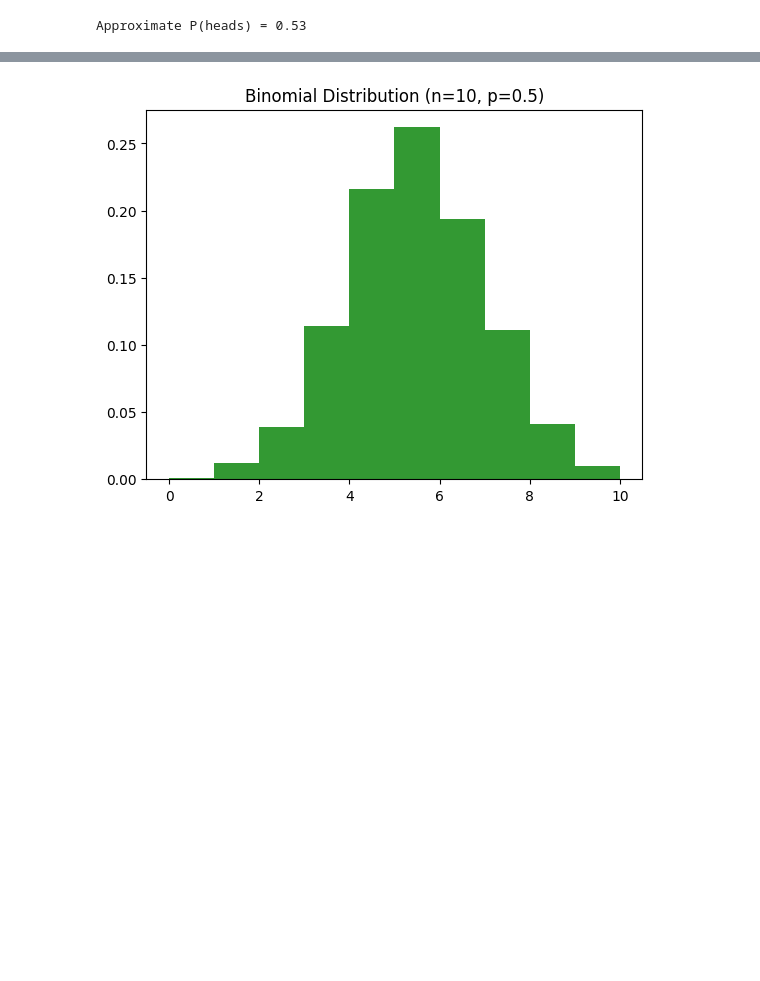
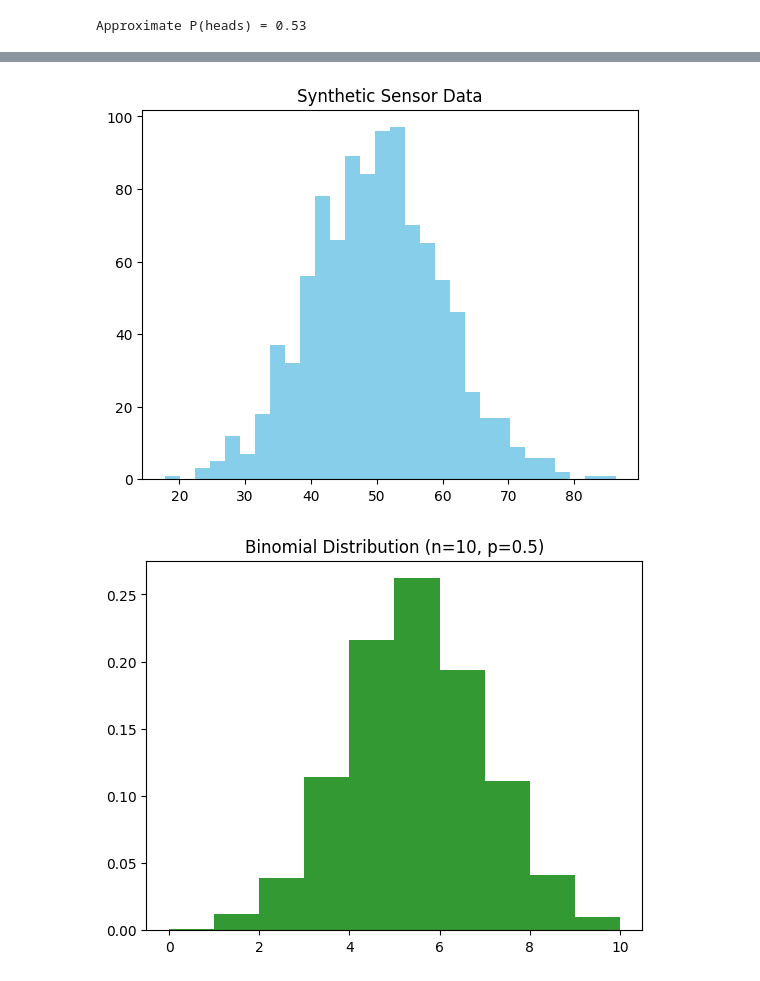
Before and after one commit to Elwarfalli/MSE-1500-Simulation-Modeling-with-Python, a Jupyter notebook: chapter_3.ipynb, the cells around one changed output, grey strips where cells are left out. Cells and saved outputs as stored; diff of their text form; code cells hidden in the pictures; blank space fills up the shorter version.

```diff
--- a/chapter_3.ipynb
+++ b/chapter_3.ipynb
@@ -13,3 +127,25 @@ Approximate P(heads) = 0.53
+# %%
+#Create Random Numbers (Structured Data)
+import numpy as np               # NumPy helps with numbers and data generation
+import matplotlib.pyplot as plt  # Matplotlib is used to make charts and plots
+
+# Create 1000 random numbers that follow a normal (bell-shaped) distribution
+# loc=50 means the average (center) is 50
+# scale=10 means most values are within 10 units of the average
+data = np.random.normal(loc=50, scale=10, size=1000)
+
+# Make a histogram to show how the values are distributed
+# bins=30 means the values will be grouped into 30 intervals
+# color='skyblue' just makes the bars light blue
+plt.hist(data, bins=30, color='skyblue')
+
+# Give the plot a title
+plt.title("Synthetic Sensor Data")
+
+# Show the plot on screen
+plt.show()
+# %% [output]
+[figure, added]
 # %%
 
 import numpy as np
```
Also changed, not shown: parts of 6 cells of this notebook.
